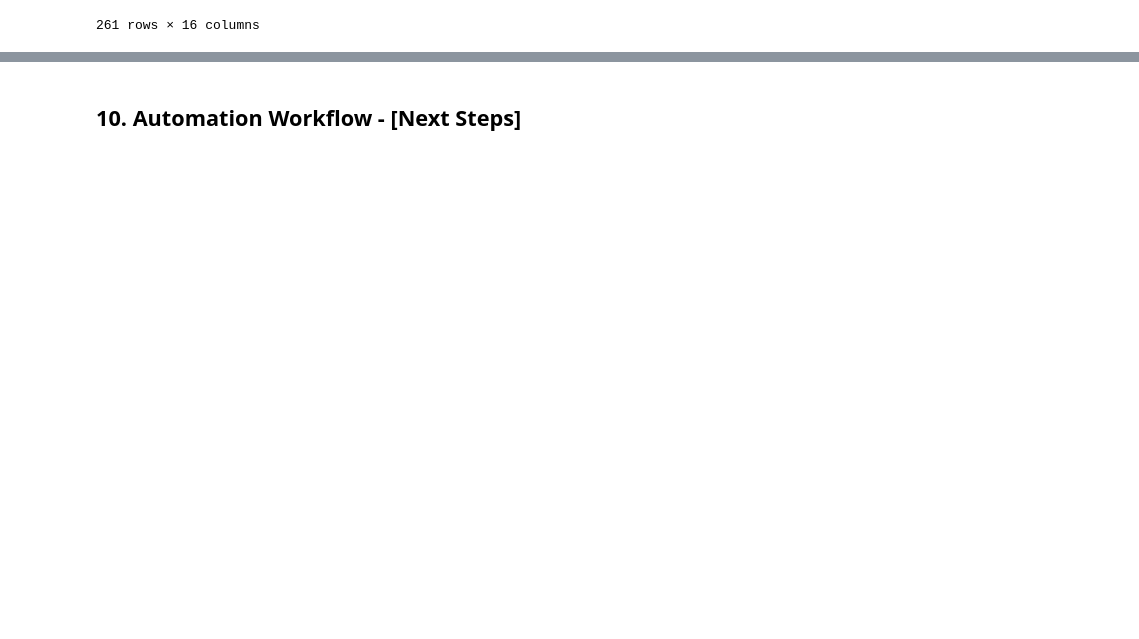
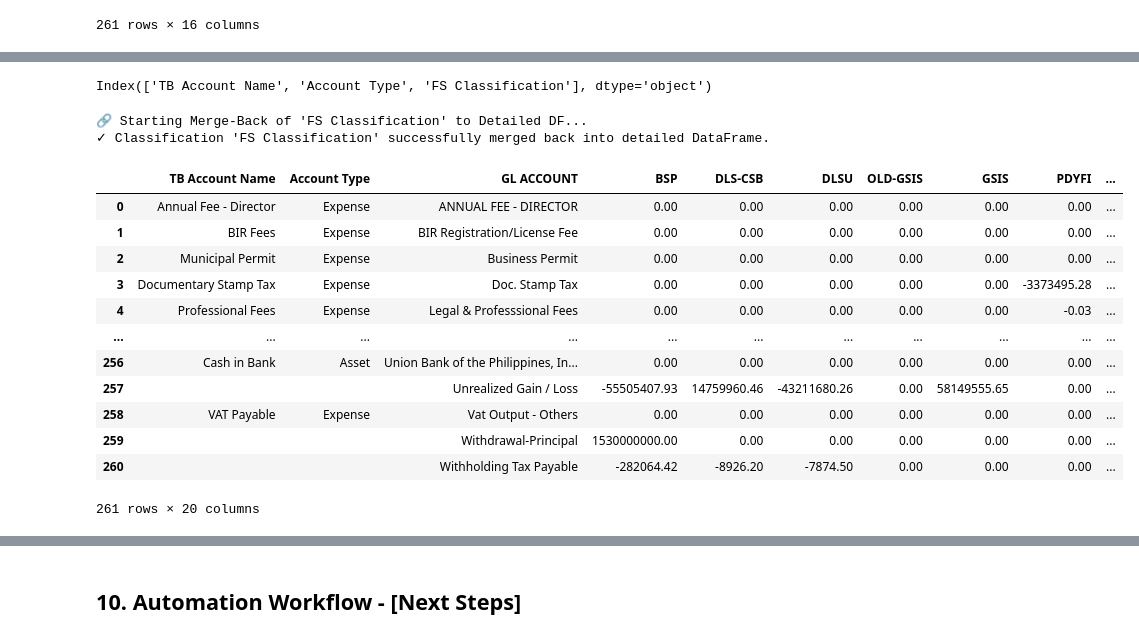
Before and after one commit to VFC-DataScienceTeam/trial-balance, a Jupyter notebook: notebooks/01-rd-trial-balance-mvp.ipynb, the cells around one changed output, grey strips where cells are left out. Cells and saved outputs as stored; diff of their text form; code cells hidden in the pictures; blank space fills up the shorter version.

```diff
--- a/notebooks/01-rd-trial-balance-mvp.ipynb
+++ b/notebooks/01-rd-trial-balance-mvp.ipynb
@@ -1487,0 +1887,30 @@ trial_balance_pivot_table
+# %%
+tb_fs_df.columns
+# %% [output]
+Index(['TB Account Name', 'Account Type', 'FS Classification'], dtype='object')
+# %%
+# --- NEW STAGE 4.5: MERGE CLASSIFICATION BACK TO DETAILED DF (THE MISSING STEP) ---
+# We use the new helper function to correct the detailed table.
+trial_balance_pivot_table = merge_classification_to_detailed_df(
+    detailed_df=trial_balance_pivot_table,
+    classified_keys_df=tb_fs_df
+)
+# %% [output]
+🔗 Starting Merge-Back of 'FS Classification' to Detailed DF...
+✓ Classification 'FS Classification' successfully merged back into detailed DataFrame.
+# %%
+trial_balance_pivot_table
+# %% [output]
+|  | TB Account Name | Account Type | GL ACCOUNT | BSP | DLS-CSB | DLSU | OLD-GSIS | GSIS | PDYFI | ... |
+| 0 | Annual Fee - Director | Expense | ANNUAL FEE - DIRECTOR | 0.00 | 0.00 | 0.00 | 0.00 | 0.00 | 0.00 | ... |
+| 1 | BIR Fees | Expense | BIR Registration/License Fee | 0.00 | 0.00 | 0.00 | 0.00 | 0.00 | 0.00 | ... |
+| 2 | Municipal Permit | Expense | Business Permit | 0.00 | 0.00 | 0.00 | 0.00 | 0.00 | 0.00 | ... |
+| 3 | Documentary Stamp Tax | Expense | Doc. Stamp Tax | 0.00 | 0.00 | 0.00 | 0.00 | 0.00 | -3373495.28 | ... |
+| 4 | Professional Fees | Expense | Legal & Professsional Fees | 0.00 | 0.00 | 0.00 | 0.00 | 0.00 | -0.03 | ... |
+| ... | ... | ... | ... | ... | ... | ... | ... | ... | ... | ... |
+| 256 | Cash in Bank | Asset | Union Bank of the Philippines, In... | 0.00 | 0.00 | 0.00 | 0.00 | 0.00 | 0.00 | ... |
+| 257 |  |  | Unrealized Gain / Loss | -55505407.93 | 14759960.46 | -43211680.26 | 0.00 | 58149555.65 | 0.00 | ... |
+| 258 | VAT Payable | Expense | Vat Output - Others | 0.00 | 0.00 | 0.00 | 0.00 | 0.00 | 0.00 | ... |
+| 259 |  |  | Withdrawal-Principal | 1530000000.00 | 0.00 | 0.00 | 0.00 | 0.00 | 0.00 | ... |
+| 260 |  |  | Withholding Tax Payable | -282064.42 | -8926.20 | -7874.50 | 0.00 | 0.00 | 0.00 | ... |
+261 rows × 20 columns
```
Also changed, not shown: parts of 32 cells of this notebook, 2 other files.
